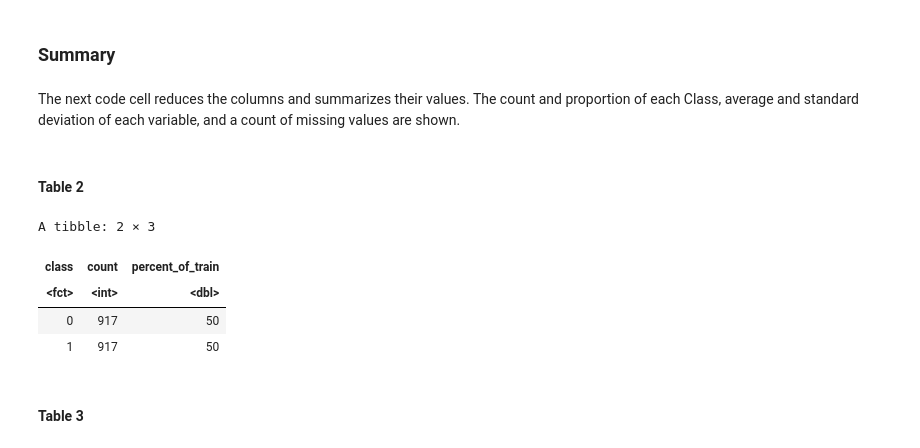
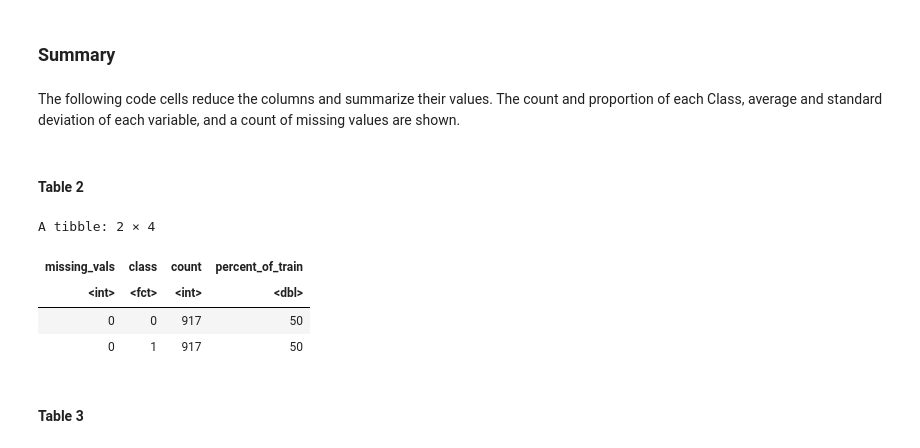
Before and after one commit to madisongill/dsci-100-2023s-group-39-section-002, a Jupyter notebook: project_proposal-Copy1.ipynb, the cells around one changed output. Cells and saved outputs as stored; diff of their text form; code cells hidden in the pictures.

```diff
--- a/project_proposal-Copy1.ipynb
+++ b/project_proposal-Copy1.ipynb
@@ -153,4 +153,4 @@ percentage_test_data<-test/split*100
 # %% [markdown]
 ### Summary
 # %% [markdown]
-The next code cell reduces the columns and summarizes their values. The count and proportion of each Class, average and standard deviation of each variable, and a count of missing values are shown.
+The following code cells reduce the columns and summarize their values. The count and proportion of each Class, average and standard deviation of each variable, and a count of missing values are shown.
@@ -170,18 +157,24 @@ number_obs<-nrow(pulsar_train)
 # %% [markdown]
 #### Table 2
 # %%
+number_obs<-nrow(pulsar_train)
+
 class_count_balanced <- pulsar_train |> #summarize counts of class labels
     group_by(class) |>
     summarize(count = n(),
             percent_of_train=n()/number_obs*100) #percentage of pulsar vs non pulsar
 
-class_count_balanced
+missing_class_count <- as_tibble(sum(is.na(pulsar_train))) |> #checking for na values
+    rename(missing_vals = value) |>
+    bind_cols(class_count_balanced)  #combine summary_train and missing values check into one
+
+missing_class_count
 # %% [output]
-A tibble: 2 × 3
+A tibble: 2 × 4
-| class | count | percent_of_train |
-| <fct> | <int> | <dbl> |
-| 0 | 917 | 50 |
-| 1 | 917 | 50 |
+| missing_vals | class | count | percent_of_train |
+| <int> | <fct> | <int> | <dbl> |
+| 0 | 0 | 917 | 50 |
+| 0 | 1 | 917 | 50 |
 # %% [markdown]
 #### Table 3
 # %%
```
Also changed, not shown: parts of 5 cells of this notebook.
